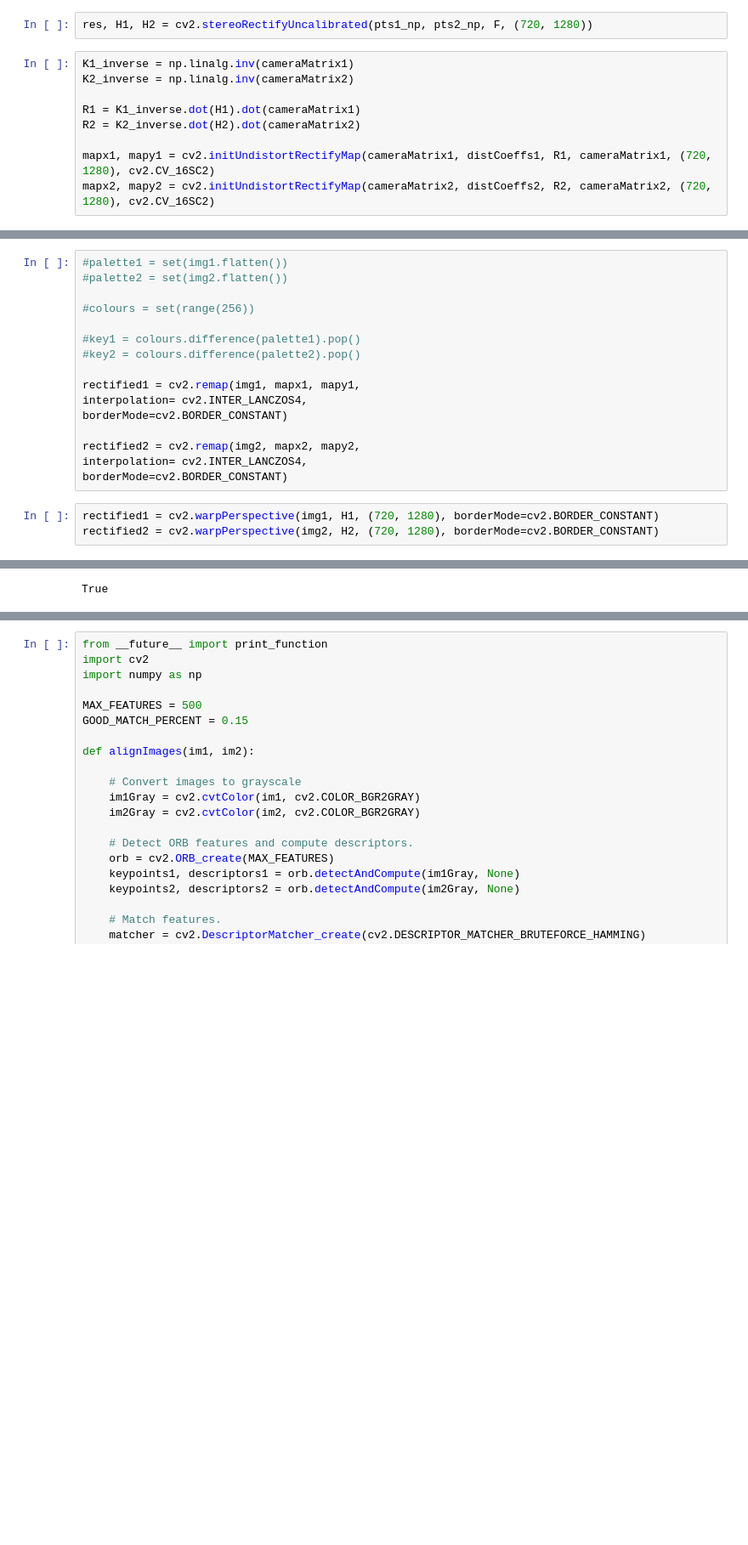
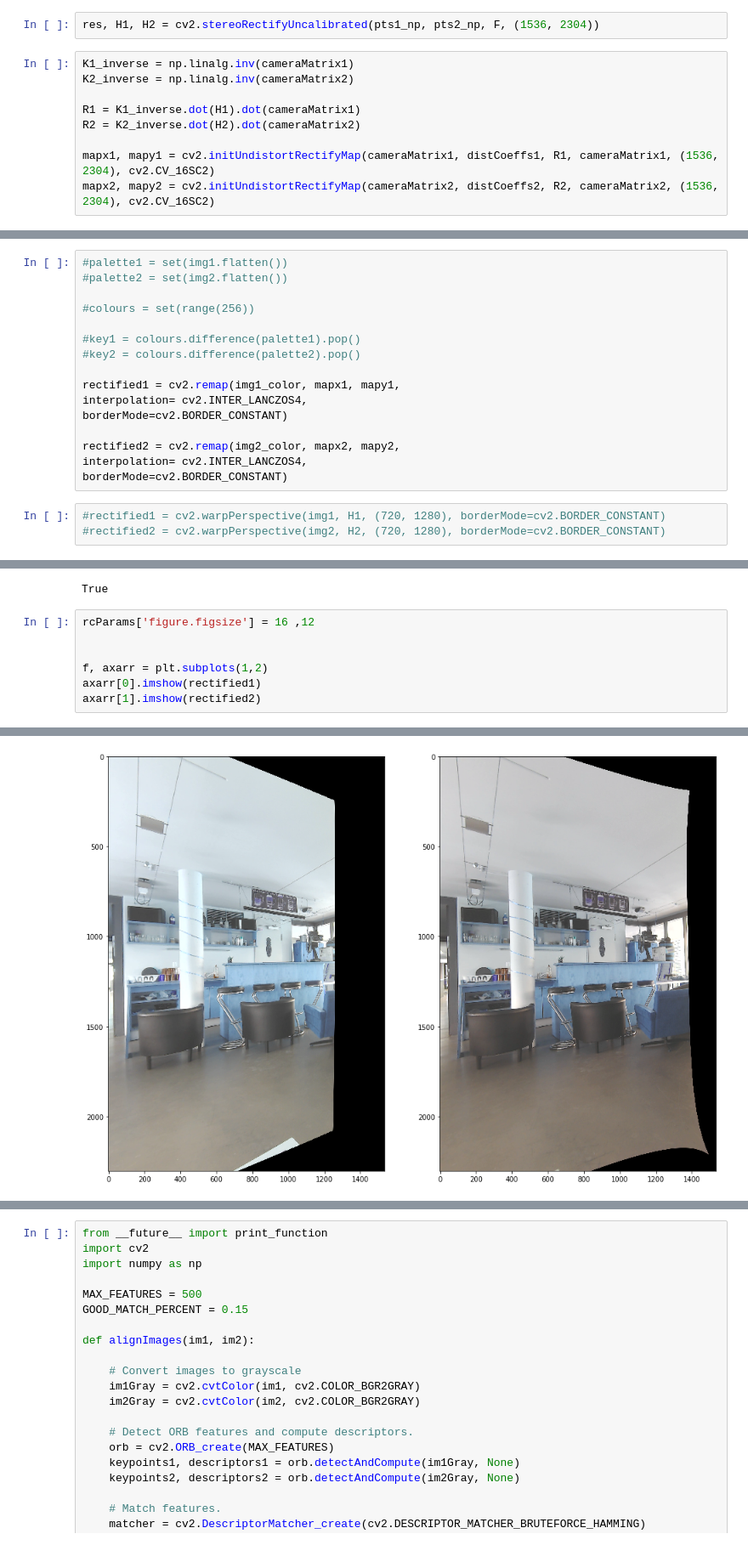
Before and after one commit to moizsajid/stereo-reconstruction, a Jupyter notebook: camera-calibration/calibration.ipynb, the cells around one changed output, grey strips where cells are left out. Shown at 85% size. Drawn from its saved outputs; the diff is of its cells as text; blank space fills up the shorter version.

```diff
--- a/camera-calibration/calibration.ipynb
+++ b/camera-calibration/calibration.ipynb
@@ -329,7 +347,7 @@ pts2_np = np.array(pts2)
 # %%
 F, _ = cv2.findFundamentalMat(pts1_np, pts2_np, cv2.FM_RANSAC)
 # %%
-res, H1, H2 = cv2.stereoRectifyUncalibrated(pts1_np, pts2_np, F, (720, 1280))
+res, H1, H2 = cv2.stereoRectifyUncalibrated(pts1_np, pts2_np, F, (1536, 2304))
 # %%
 K1_inverse = np.linalg.inv(cameraMatrix1)
 K2_inverse = np.linalg.inv(cameraMatrix2)
@@ -337,5 +355,5 @@ K2_inverse = np.linalg.inv(cameraMatrix2)
 R1 = K1_inverse.dot(H1).dot(cameraMatrix1)
 R2 = K2_inverse.dot(H2).dot(cameraMatrix2)
 
-mapx1, mapy1 = cv2.initUndistortRectifyMap(cameraMatrix1, distCoeffs1, R1, cameraMatrix1, (720, 1280), cv2.CV_16SC2)
-mapx2, mapy2 = cv2.initUndistortRectifyMap(cameraMatrix2, distCoeffs2, R2, cameraMatrix2, (720, 1280), cv2.CV_16SC2)
+mapx1, mapy1 = cv2.initUndistortRectifyMap(cameraMatrix1, distCoeffs1, R1, cameraMatrix1, (1536, 2304), cv2.CV_16SC2)
+mapx2, mapy2 = cv2.initUndistortRectifyMap(cameraMatrix2, distCoeffs2, R2, cameraMatrix2, (1536, 2304), cv2.CV_16SC2)
@@ -350,13 +366,13 @@ NameError: name 'cameraMatrix1' is not defined
 #key1 = colours.difference(palette1).pop()
 #key2 = colours.difference(palette2).pop()
 
-rectified1 = cv2.remap(img1, mapx1, mapy1,
+rectified1 = cv2.remap(img1_color, mapx1, mapy1,
 interpolation= cv2.INTER_LANCZOS4,
 borderMode=cv2.BORDER_CONSTANT)
 
-rectified2 = cv2.remap(img2, mapx2, mapy2,
+rectified2 = cv2.remap(img2_color, mapx2, mapy2,
 interpolation= cv2.INTER_LANCZOS4,
 borderMode=cv2.BORDER_CONSTANT)
 # %%
-rectified1 = cv2.warpPerspective(img1, H1, (720, 1280), borderMode=cv2.BORDER_CONSTANT)
-rectified2 = cv2.warpPerspective(img2, H2, (720, 1280), borderMode=cv2.BORDER_CONSTANT)
+#rectified1 = cv2.warpPerspective(img1, H1, (720, 1280), borderMode=cv2.BORDER_CONSTANT)
+#rectified2 = cv2.warpPerspective(img2, H2, (720, 1280), borderMode=cv2.BORDER_CONSTANT)
@@ -374,3 +381,11 @@ cv2.imwrite('rectified1.jpg', rectified1)
 cv2.imwrite('rectified2.jpg', rectified2)
 # %% [output]
 True
+# %%
+rcParams['figure.figsize'] = 16 ,12
+
+
+f, axarr = plt.subplots(1,2)
+axarr[0].imshow(rectified1)
+axarr[1].imshow(rectified2)
+# %% [output]
@@ -376,0 +393 @@ True
+[figure, added]
```
Also changed, not shown: parts of 10 cells of this notebook, 13 other files.
